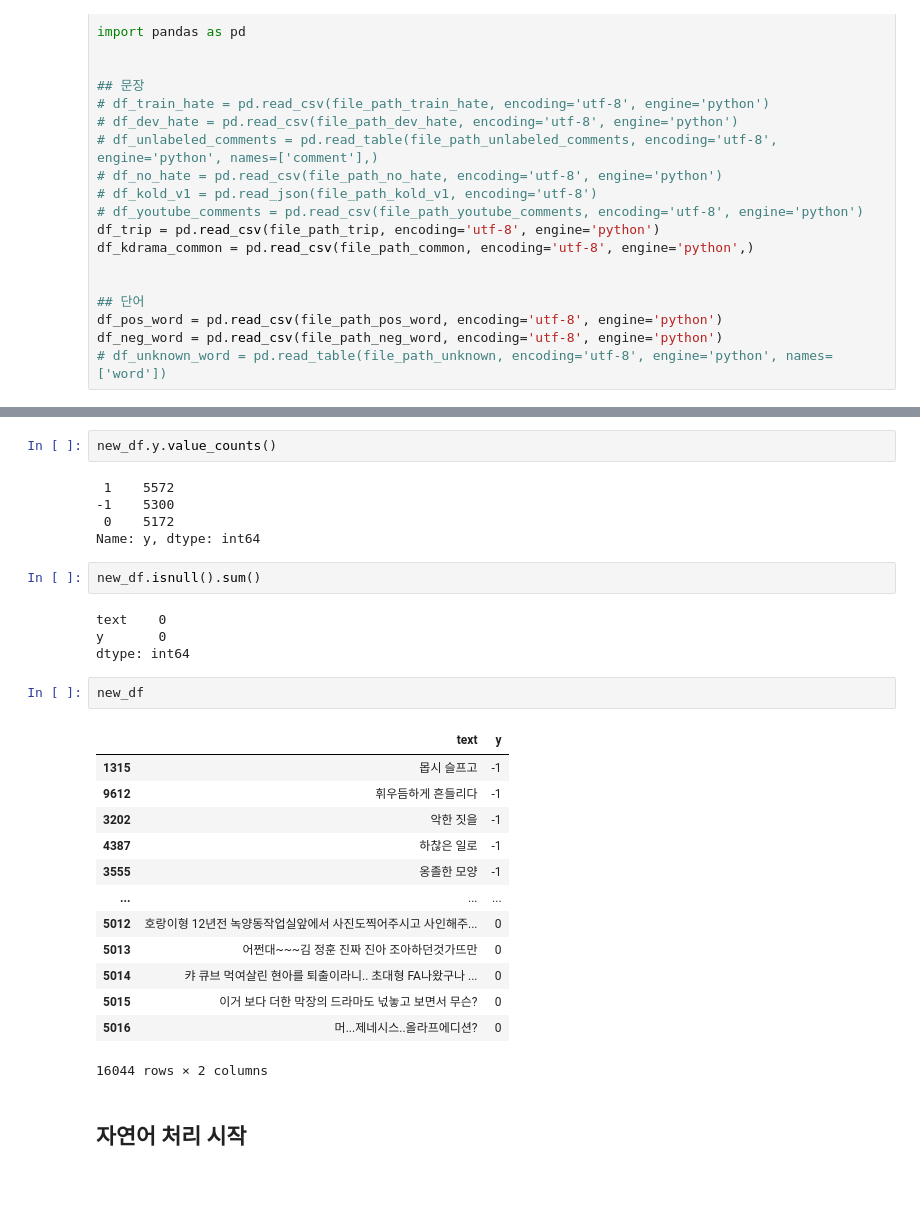
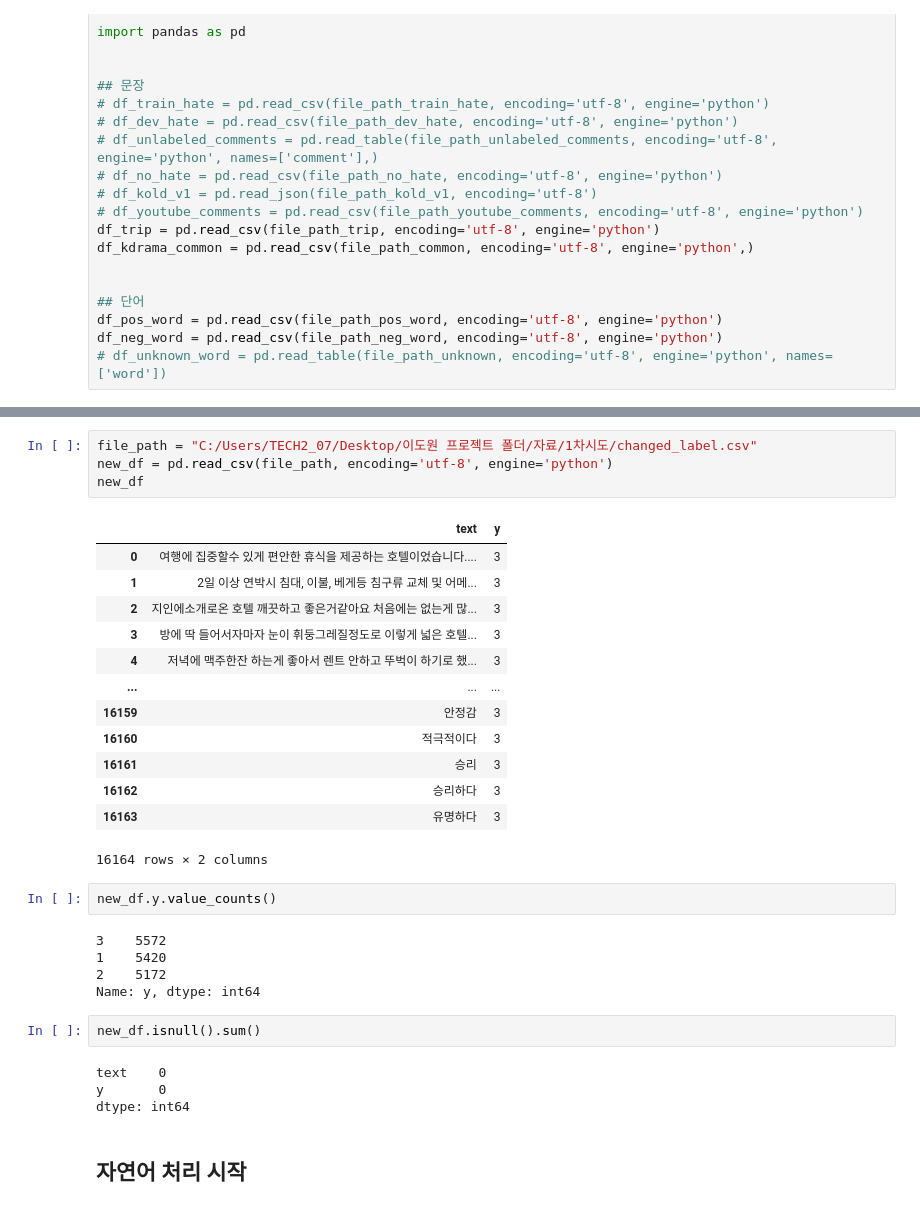
Before and after one commit to kimhyunso/coper-project, a Jupyter notebook: practice_analysis.ipynb, the cells around one changed output, grey strips where cells are left out. Saved outputs shown, nothing was run; the diff lists cells and outputs as text.

```diff
--- a/practice_analysis.ipynb
+++ b/practice_analysis.ipynb
@@ -249,9 +250,27 @@ new_df
+# %%
+file_path = "C:/Users/TECH2_07/Desktop/이도원 프로젝트 폴더/자료/1차시도/changed_label.csv"
+new_df = pd.read_csv(file_path, encoding='utf-8', engine='python')
+new_df
+# %% [output]
+|  | text | y |
+| 0 | 여행에 집중할수 있게 편안한 휴식을 제공하는 호텔이었습니다.... | 3 |
+| 1 | 2일 이상 연박시 침대, 이불, 베게등 침구류 교체 및 어메... | 3 |
+| 2 | 지인에소개로온 호텔 깨끗하고 좋은거같아요 처음에는 없는게 많... | 3 |
+| 3 | 방에 딱 들어서자마자 눈이 휘둥그레질정도로 이렇게 넓은 호텔... | 3 |
+| 4 | 저녁에 맥주한잔 하는게 좋아서 렌트 안하고 뚜벅이 하기로 했... | 3 |
+| ... | ... | ... |
+| 16159 | 안정감 | 3 |
+| 16160 | 적극적이다 | 3 |
+| 16161 | 승리 | 3 |
+| 16162 | 승리하다 | 3 |
+| 16163 | 유명하다 | 3 |
+16164 rows × 2 columns
 # %%
 new_df.y.value_counts()
 # %% [output]
- 1    5572
--1    5300
- 0    5172
+3    5572
+1    5420
+2    5172
 Name: y, dtype: int64
 # %%
 new_df.isnull().sum()
@@ -259,22 +278,6 @@ new_df.isnull().sum()
 text    0
 y       0
 dtype: int64
-# %%
-new_df
-# %% [output]
-|  | text | y |
-| 1315 | 몹시 슬프고 | -1 |
-| 9612 | 휘우듬하게 흔들리다 | -1 |
-| 3202 | 악한 짓을 | -1 |
-| 4387 | 하찮은 일로 | -1 |
-| 3555 | 옹졸한 모양 | -1 |
-| ... | ... | ... |
-| 5012 | 호랑이형 12년전 녹양동작업실앞에서 사진도찍어주시고 사인해주... | 0 |
-| 5013 | 어쩐대~~~김 정훈 진짜 진아 조아하던것가뜨만 | 0 |
-| 5014 | 캬 큐브 먹여살린 현아를 퇴출이라니.. 초대형 FA나왔구나 ... | 0 |
-| 5015 | 이거 보다 더한 막장의 드라마도 넋놓고 보면서 무슨? | 0 |
-| 5016 | 머...제네시스..올라프에디션? | 0 |
-16044 rows × 2 columns
 # %% [markdown]
 ## 자연어 처리 시작
 # %% [markdown]
```
Also changed, not shown: parts of 17 cells of this notebook, 1 other file.
